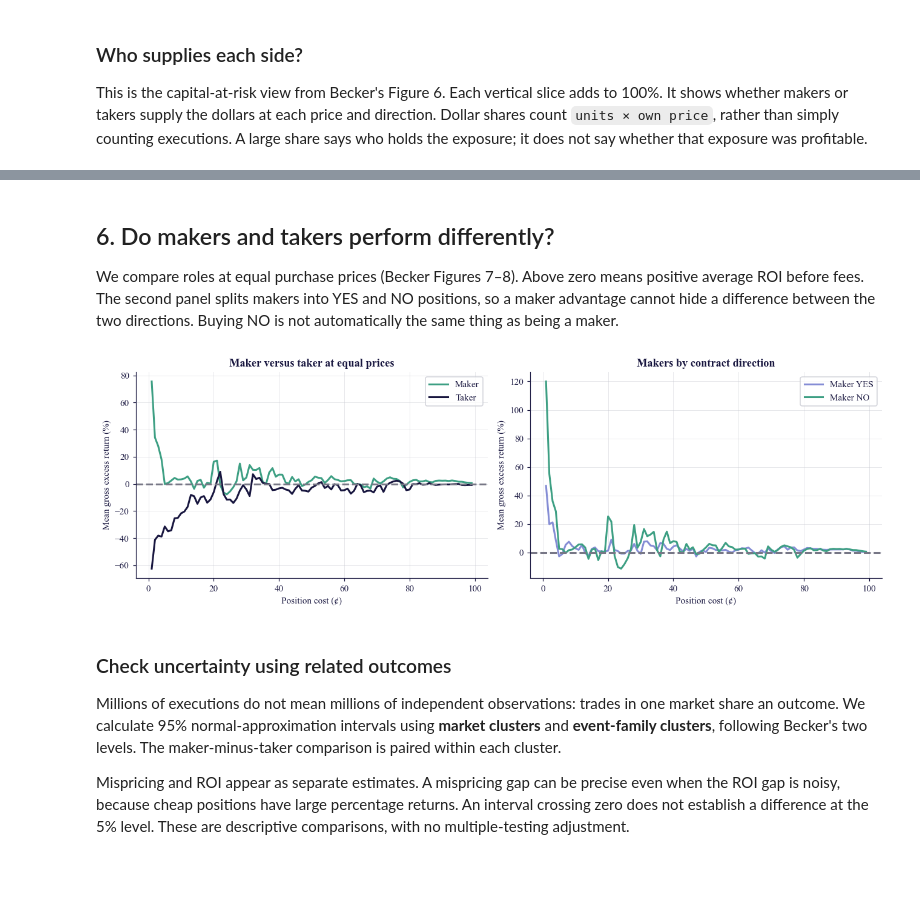
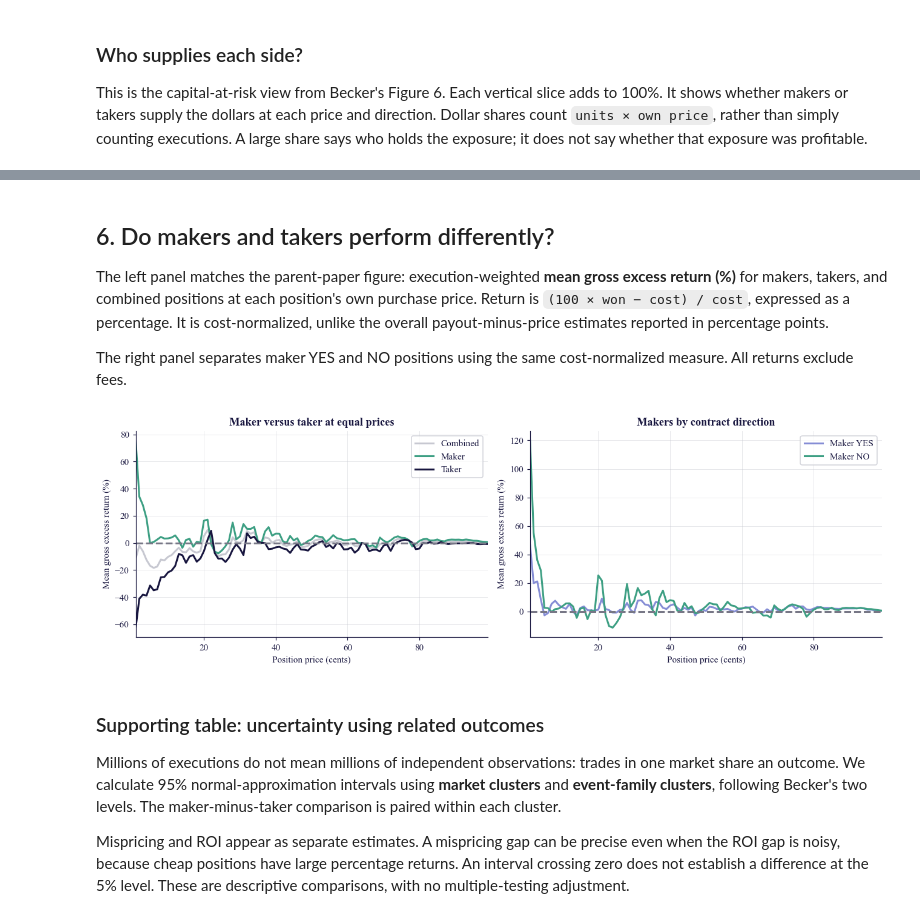
Before and after one commit to KyleNicarry/DS-340W-Group-Project, a Jupyter notebook: extension/notebooks/replication.ipynb, the cells around one changed output, grey strips where cells are left out. Cells and saved outputs as stored; diff of their text form; code cells hidden in the pictures; blank space fills up the shorter version.

```diff
--- a/extension/notebooks/replication.ipynb
+++ b/extension/notebooks/replication.ipynb
@@ -407,20 +409,27 @@ These curves combine different contracts. A gap alone does not show that wording
 # %%
-# Compare YES and NO positions at equal costs, pooling maker and taker executions.
+# Match ev_yes_vs_no.py: compare YES and NO at equal costs using contract-unit weights.
 direction_rates = price_cells.groupby(["direction", "cost"], as_index=False)[["n", "wins"]].sum()
-direction_rates["win_rate"] = direction_rates.wins / direction_rates.n
+direction_units = con.sql(
+    "SELECT direction, cost, sum(units * won) AS winning_units FROM measured_positions GROUP BY direction, cost"
+).df()
+direction_rates = direction_rates.merge(
+    price_cells.groupby(["direction", "cost"], as_index=False)["units"].sum(), on=["direction", "cost"]
+).merge(direction_units, on=["direction", "cost"])
+# ev_yes_vs_no.py weights win rates by traded units, unlike the execution-weighted role analysis.
+direction_rates["win_rate"] = direction_rates.winning_units / direction_rates.units
 direction_rates["mispricing_pp"] = 100 * direction_rates.win_rate - direction_rates.cost
 direction_rates["roi_pct"] = 100 * direction_rates.mispricing_pp / direction_rates.cost
 
 fig, axes = plt.subplots(1, 2, figsize=(12, 4))
 for direction, color in DIRECTION_COLORS.items():
     rows = direction_rates[direction_rates.direction.eq(direction)]
-    axes[0].plot(rows.cost, rows.roi_pct, color=color, label=direction.upper())
-    # Zoom into prices of 10 cents or less, where small probability gaps imply large returns.
+    axes[0].plot(rows.cost, rows.mispricing_pp, color=color, label=direction.upper())
+    # Retain the longshot zoom using the same unit-weighted excess-payout measure.
     longshots = rows[rows.cost.le(10)]
-    axes[1].plot(longshots.cost, longshots.roi_pct, "o-", color=color, label=direction.upper())
+    axes[1].plot(longshots.cost, longshots.mispricing_pp, "o-", color=color, label=direction.upper())
 for ax in axes:
     ax.axhline(0, color=PALETTE["gray_dark"], linestyle="--")
-    ax.set(xlabel="Position cost (¢)", ylabel="Mean gross ROI (%)")
+    ax.set(xlabel="Position cost (¢)", ylabel="Expected payout minus cost (pp)")
     ax.legend()
 axes[0].set_title("YES and NO at equal prices")
 axes[1].set_title("Zoom: longshot positions")
@@ -461,33 +470,42 @@ capital_share.to_csv(OUTPUT / "capital_share_by_price.csv")
 # %% [markdown]
 ## 6. Do makers and takers perform differently?
 
-We compare roles at equal purchase prices (Becker Figures 7–8). Above zero means positive average ROI before fees. The second panel splits makers into YES and NO positions, so a maker advantage cannot hide a difference between the two directions. Buying NO is not automatically the same thing as being a maker.
+The left panel matches the parent-paper figure: execution-weighted **mean gross excess return (%)** for makers, takers, and combined positions at each position's own purchase price. Return is `(100 × won − cost) / cost`, expressed as a percentage. It is cost-normalized, unlike the overall payout-minus-price estimates reported in percentage points.
+
+The right panel separates maker YES and NO positions using the same cost-normalized measure. All returns exclude fees.
 # %%
-# Pool directions to compare maker and taker returns at the same purchase price.
+# Pool directions at each role's own purchase price, retaining execution counts as weights.
 role_rates = price_cells.groupby(["role", "cost"], as_index=False)[["n", "wins"]].sum()
 role_rates["mispricing_pp"] = 100 * role_rates.wins / role_rates.n - role_rates.cost
 role_rates["roi_pct"] = 100 * role_rates.mispricing_pp / role_rates.cost
 
+# Pool winning and total executions before calculating the combined return; do not average role means.
+combined_rates = role_rates.groupby("cost", as_index=False)[["n", "wins"]].sum()
+combined_rates["roi_pct"] = (
+    100 * (100 * combined_rates.wins / combined_rates.n - combined_rates.cost) / combined_rates.cost
+)
+
 fig, axes = plt.subplots(1, 2, figsize=(12, 4))
+axes[0].plot(combined_rates.cost, combined_rates.roi_pct, color=PALETTE["gray"], label="Combined")
 for role, color in ROLE_COLORS.items():
     rows = role_rates[role_rates.role.eq(role)]
     axes[0].plot(rows.cost, rows.roi_pct, color=color, label=role)
-# Separately show whether the maker return pattern differs for YES and NO positions.
+# Maker directions are also compared at their own purchase price, without complementary-price reindexing.
 for direction, color in DIRECTION_COLORS.items():
     rows = price_cells[price_cells.role.eq("Maker") & price_cells.direction.eq(direction)]
     axes[1].plot(rows.cost, rows.roi_pct, color=color, label=f"Maker {direction.upper()}")
 for ax in axes:
     ax.axhline(0, color=PALETTE["gray_dark"], linestyle="--")
-    ax.set(xlabel="Position cost (¢)", ylabel="Mean gross excess return (%)")
+    ax.set(xlabel="Position price (cents)", ylabel="Mean gross excess return (%)", xlim=(1, 99))
     ax.legend()
 axes[0].set_title("Maker versus taker at equal prices")
 axes[1].set_title("Makers by contract direction")
 show_figure("06_role_returns")
 role_rates.to_csv(OUTPUT / "role_returns_by_price.csv", index=False)
 # %% [output]
-[figure, old version]
+[figure, new version]
 # %% [markdown]
-### Check uncertainty using related outcomes
+### Supporting table: uncertainty using related outcomes
 
 Millions of executions do not mean millions of independent observations: trades in one market share an outcome. We calculate 95% normal-approximation intervals using **market clusters** and **event-family clusters**, following Becker's two levels. The maker-minus-taker comparison is paired within each cluster.
 
```
Also changed, not shown: parts of 18 cells of this notebook.
